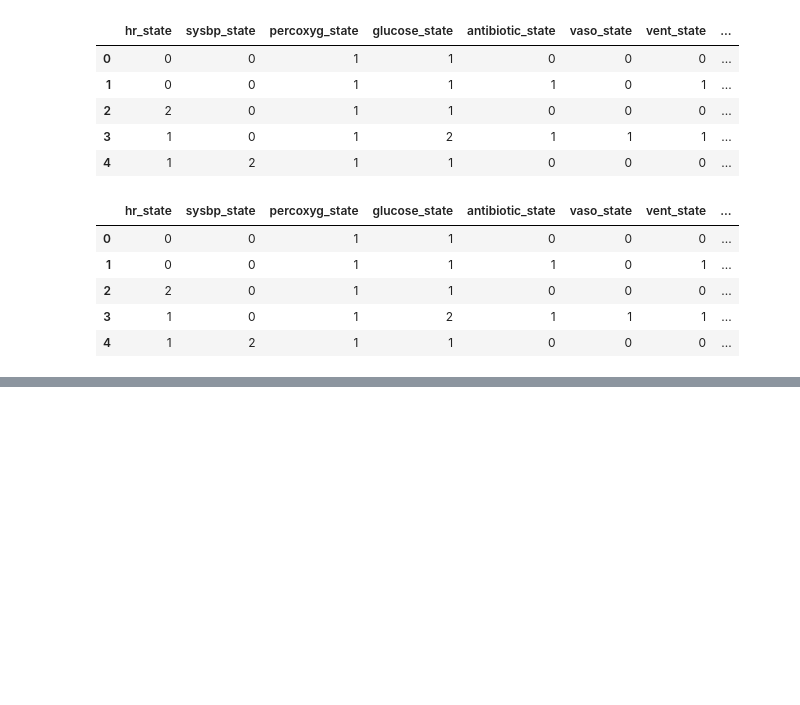
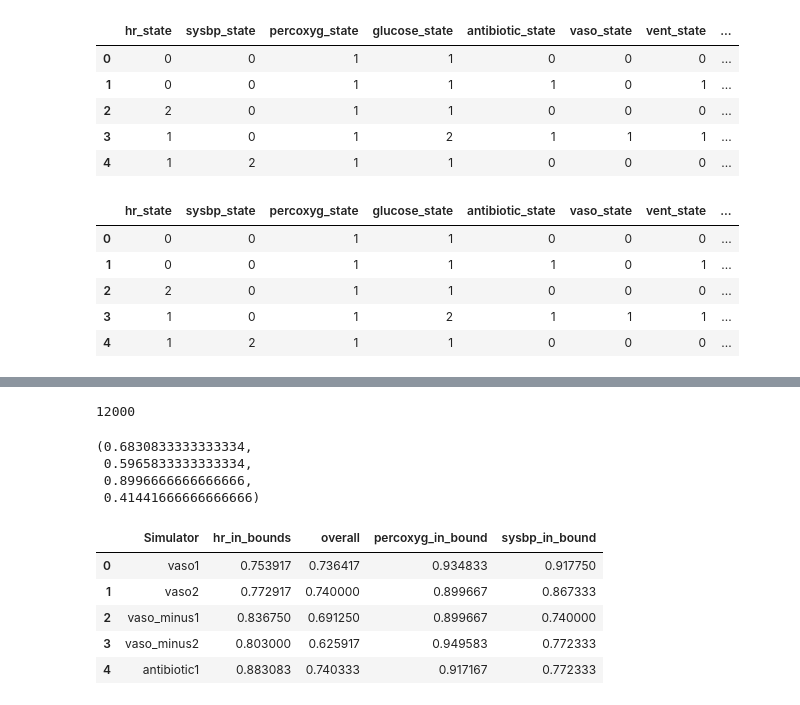
Before and after one commit to faaizT/SimulatorValidation, a Jupyter notebook: Sontag Simulators.ipynb, the cells around one changed output, grey strips where cells are left out. Saved outputs shown, nothing was run; the diff lists cells and outputs as text; code cells hidden in the pictures; blank space fills up the shorter version.

```diff
--- a/Sontag Simulators.ipynb
+++ b/Sontag Simulators.ipynb
@@ -127,0 +165,4 @@ def pr_hr_sim_not_in_bounds(obs_data, bounds):
+# %%
+len(obs_data_t0)
+# %% [output]
+12000
@@ -127,0 +219,7 @@ def pr_hr_sim_not_in_bounds(obs_data, bounds):
+# %%
+get_simulator_prob_in_bounds("antibiotic_minus2")
+# %% [output]
+(0.6830833333333334,
+ 0.5965833333333334,
+ 0.8996666666666666,
+ 0.41441666666666666)
@@ -127,0 +235,9 @@ def pr_hr_sim_not_in_bounds(obs_data, bounds):
+# %%
+df.head()
+# %% [output]
+|  | Simulator | hr_in_bounds | overall | percoxyg_in_bound | sysbp_in_bound |
+| 0 | vaso1 | 0.753917 | 0.736417 | 0.934833 | 0.917750 |
+| 1 | vaso2 | 0.772917 | 0.740000 | 0.899667 | 0.867333 |
+| 2 | vaso_minus1 | 0.836750 | 0.691250 | 0.899667 | 0.740000 |
+| 3 | vaso_minus2 | 0.803000 | 0.625917 | 0.949583 | 0.772333 |
+| 4 | antibiotic1 | 0.883083 | 0.740333 | 0.917167 | 0.772333 |
```
Also changed, not shown: parts of 17 cells of this notebook.
